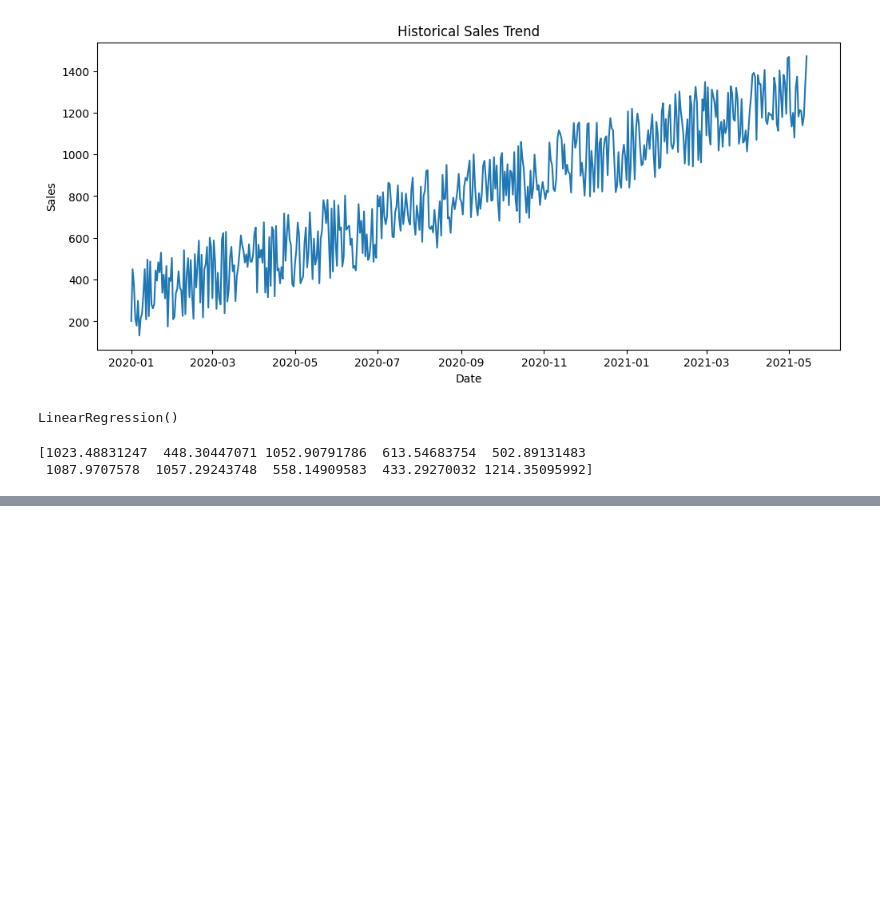
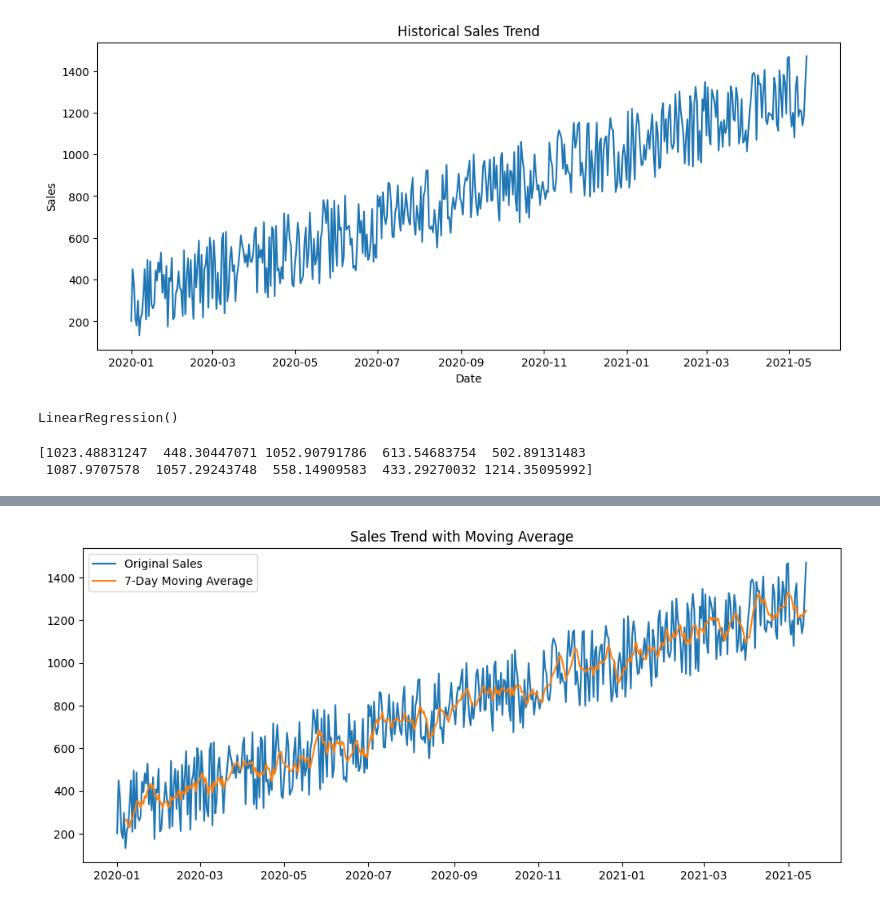
Before and after one commit to Akshitha-1612-hub/Predictive-Analysis, a Jupyter notebook: PredictiveAnalytics.ipynb, the cells around one changed output, grey strips where cells are left out. Drawn from its saved outputs; the diff is of its cells as text; code cells hidden in the pictures; blank space fills up the shorter version.

```diff
--- a/PredictiveAnalytics.ipynb
+++ b/PredictiveAnalytics.ipynb
@@ -172,0 +271,15 @@ print(y_pred[:10])
+# %%
+df['Moving_Average'] = df['Sales'].rolling(window=7).mean()
+
+plt.figure(figsize=(12,5))
+
+plt.plot(df['Date'], df['Sales'], label='Original Sales')
+plt.plot(df['Date'], df['Moving_Average'], label='7-Day Moving Average')
+
+plt.legend()
+
+plt.title("Sales Trend with Moving Average")
+
+plt.show()
+# %% [output]
+[figure, added]
```
Also changed, not shown: parts of 13 cells of this notebook.
